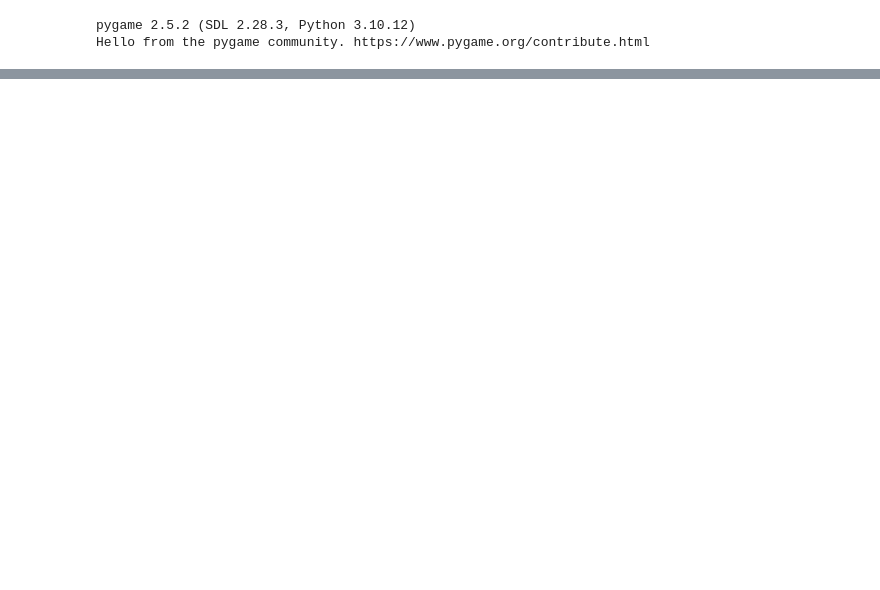
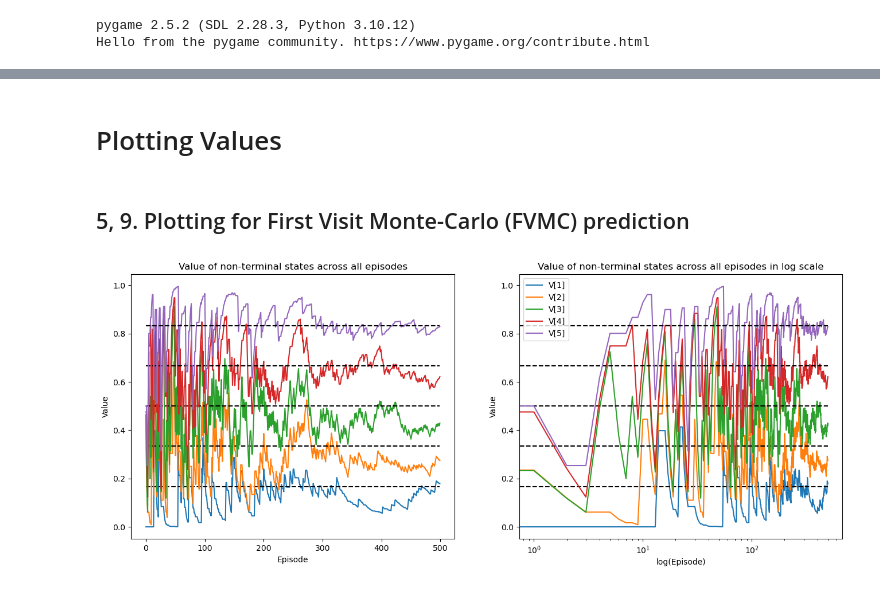
Before and after one commit to divyaksh-shukla/cs780-homeworks, a Jupyter notebook: notebooks/test2.ipynb, the cells around one changed output, grey strips where cells are left out. Saved outputs shown, nothing was run; the diff lists cells and outputs as text; code cells hidden in the pictures; blank space fills up the shorter version.

```diff
--- a/notebooks/test2.ipynb
+++ b/notebooks/test2.ipynb
@@ -196,0 +520,55 @@ class RandomWalkEnvironment(Env):
+# %% [markdown]
+# Plotting Values
+# %%
+def plot_episode_values(V_r, image_name, config=None):
+    assert config is not None
+    fig, ax = plt.subplots(1, 2, figsize=(16, 6))
+    for i, obs in enumerate(range(V_r.shape[1])[1:6]):
+        ax[0].plot(range(config['max_episodes']), V_r[:, obs], label=f'V[{obs}]')
+        ax[0].plot(range(config['max_episodes']), [(i+1)/6]*config['max_episodes'], linestyle='--', color='black')
+    ax[0].set_title('Value of non-terminal states across all episodes')
+    ax[0].set_xlabel('Episode')
+    ax[0].set_ylabel('Value')
+
+    for i, obs in enumerate(range(V_r.shape[1])[1:6]):
+        ax[1].plot(range(config['max_episodes']), V_r[:, obs], label=f'V[{obs}]')
+        ax[1].plot(range(config['max_episodes']), [(i+1)/6]*config['max_episodes'], linestyle='--', color='black')
+    ax[1].set_title('Value of non-terminal states across all episodes in log scale')
+    ax[1].set_xlabel('log(Episode)')
+    ax[1].set_xscale('log')
+    ax[1].set_ylabel('Value')
+    plt.legend()
+    plt.savefig(os.path.join(images_dir, image_name))
+# %% [markdown]
+## 5, 9. Plotting for First Visit Monte-Carlo (FVMC) prediction
+# %%
+CONFIG = {
+    "seed": 21, # following an internet meme
+    'max_episodes': 500,
+    'discount_factor': 0.99,
+    'policy_name': 'go_left',
+    'policy_action': 0,
+    'max_steps': 30,
+    'generate_episode_trajectory': False,
+
+    'step_size': {
+        'initial_value': 0.5,
+        'final_value': 0.01,
+        'decay_type': 'exponential',
+        'decay_stop': 250
+    },
+    # 'step_size': {
+    #     'initial_value': 1,
+    #     'final_value': 0.01,
+    #     'decay_type': 'linear'
+    # },
+
+    'monte_carlo_strategy': 'first_visit',
+    # 'monte_carlo_strategy': 'every_visit',
+}
+environment = make('RandomWalk-v0', config=CONFIG, render_mode="rgb_array")
+V, V_r, _ = monte_carlo_prediction(environment, CONFIG)
+V.shape, V_r.shape
+plot_episode_values(V_r, image_name=f"{CONFIG['monte_carlo_strategy']}_{CONFIG['step_size']['decay_type']}_{CONFIG['step_size']['initial_value']}_{CONFIG['step_size']['final_value']}_episode_values.pdf", config=CONFIG)
+# %% [output]
+[figure, added]
```
Also changed, not shown: parts of 37 cells of this notebook, 24 other files.
